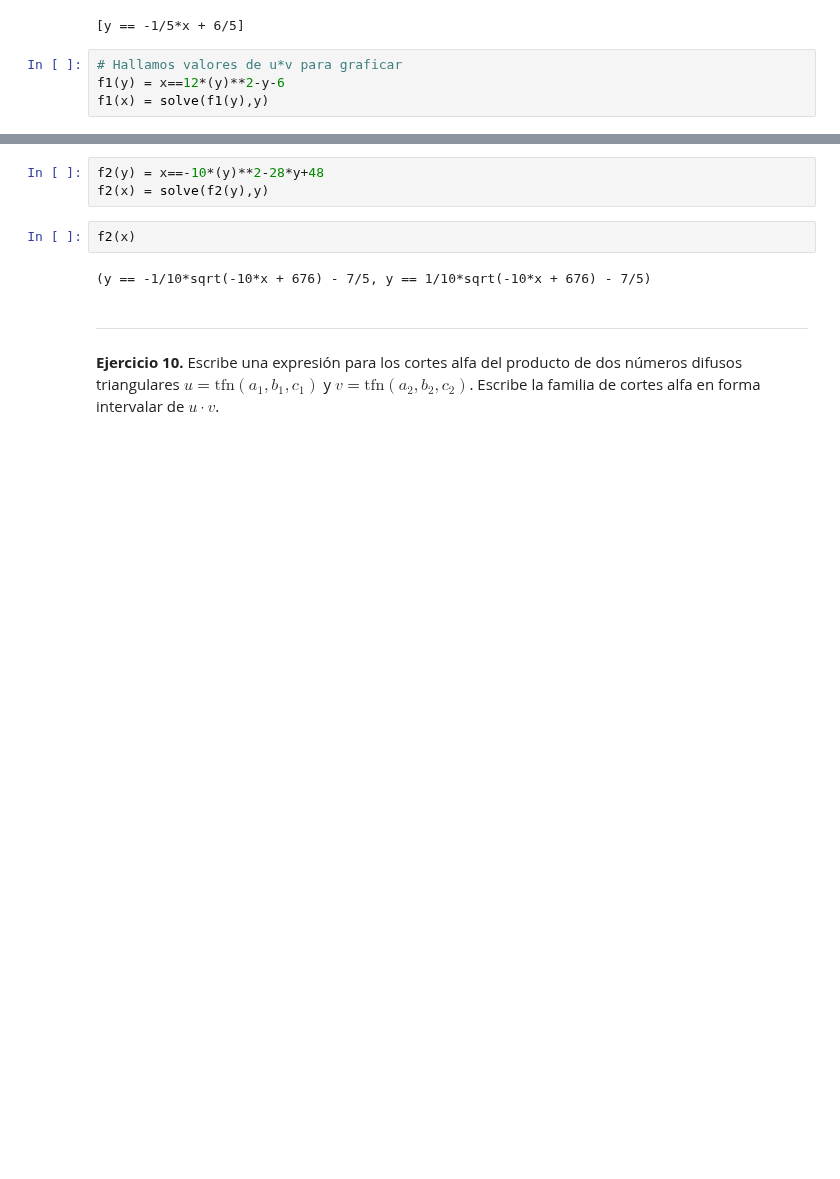
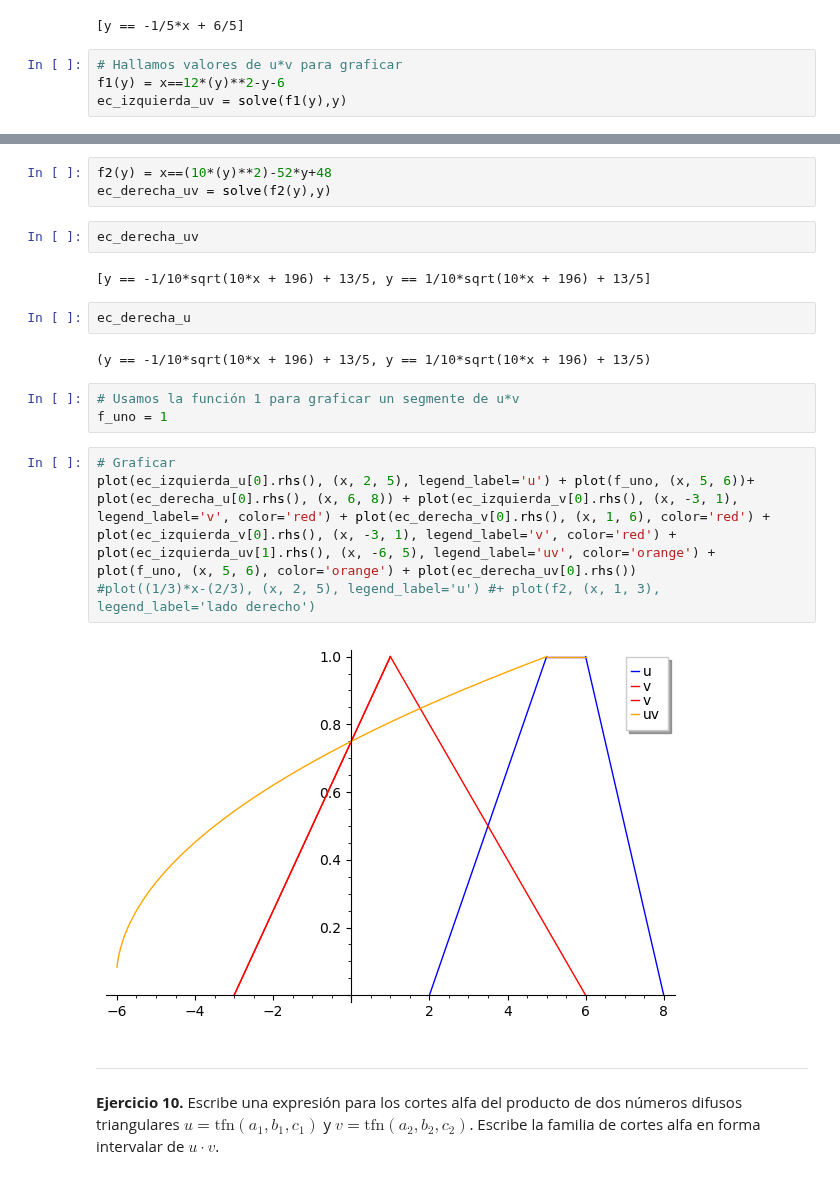
Before and after one commit to KeithMaxwell20/Notebook-Aplicada, a Jupyter notebook: ejercitario2.ipynb, the cells around one changed output, grey strips where cells are left out. Drawn from its saved outputs; the diff is of its cells as text; blank space fills up the shorter version.

```diff
--- a/ejercitario2.ipynb
+++ b/ejercitario2.ipynb
@@ -519,4 +520,4 @@ ec_derecha_v
 # %%
 # Hallamos valores de u*v para graficar
 f1(y) = x==12*(y)**2-y-6
-f1(x) = solve(f1(y),y)
+ec_izquierda_uv = solve(f1(y),y)
@@ -527,10 +528,23 @@ f1(x)
 # %%
-f2(y) = x==-10*(y)**2-28*y+48
-f2(x) = solve(f2(y),y)
+f2(y) = x==(10*(y)**2)-52*y+48
+ec_derecha_uv = solve(f2(y),y)
-# %%
-f2(x)
-# %% [output]
-(y == -1/10*sqrt(-10*x + 676) - 7/5, y == 1/10*sqrt(-10*x + 676) - 7/5)
+# %%
+ec_derecha_uv
+# %% [output]
+[y == -1/10*sqrt(10*x + 196) + 13/5, y == 1/10*sqrt(10*x + 196) + 13/5]
+# %%
+ec_derecha_u
+# %% [output]
+(y == -1/10*sqrt(10*x + 196) + 13/5, y == 1/10*sqrt(10*x + 196) + 13/5)
+# %%
+# Usamos la función 1 para graficar un segmente de u*v
+f_uno = 1
+# %%
+# Graficar
+plot(ec_izquierda_u[0].rhs(), (x, 2, 5), legend_label='u') + plot(f_uno, (x, 5, 6))+ plot(ec_derecha_u[0].rhs(), (x, 6, 8)) + plot(ec_izquierda_v[0].rhs(), (x, -3, 1), legend_label='v', color='red') + plot(ec_derecha_v[0].rhs(), (x, 1, 6), color='red') + plot(ec_izquierda_v[0].rhs(), (x, -3, 1), legend_label='v', color='red') + plot(ec_izquierda_uv[1].rhs(), (x, -6, 5), legend_label='uv', color='orange') + plot(f_uno, (x, 5, 6), color='orange') + plot(ec_derecha_uv[0].rhs())
+#plot((1/3)*x-(2/3), (x, 2, 5), legend_label='u') #+ plot(f2, (x, 1, 3), legend_label='lado derecho')
+# %% [output]
+[figure, added]
 # %% [markdown]
 ---
 **Ejercicio 10.** Escribe una expresión para los cortes alfa del producto de dos números difusos triangulares $u=\text{tfn}(a_1,b_1,c_1)$ y $v=\text{tfn}(a_2,b_2,c_2)$. Escribe la familia de cortes alfa en forma intervalar de $u\cdot v$.
```
Also changed, not shown: parts of 9 cells of this notebook.
